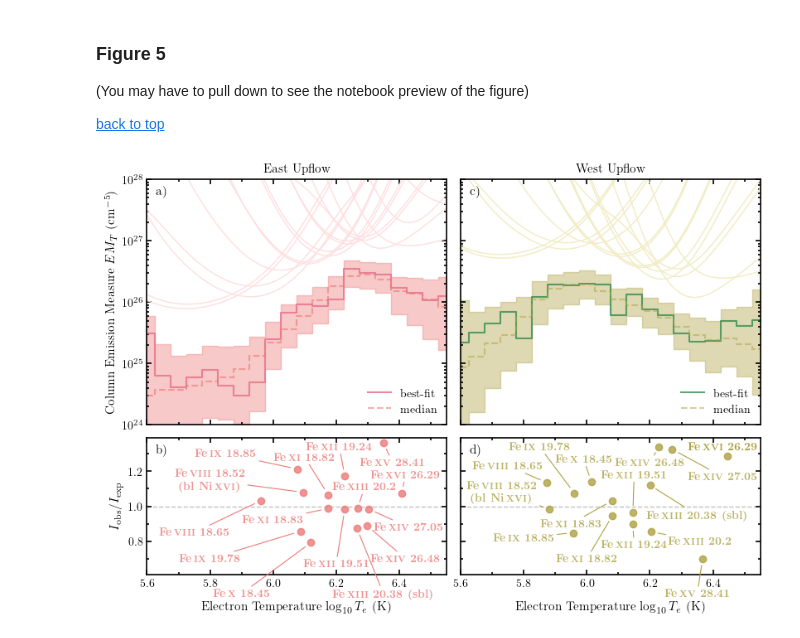
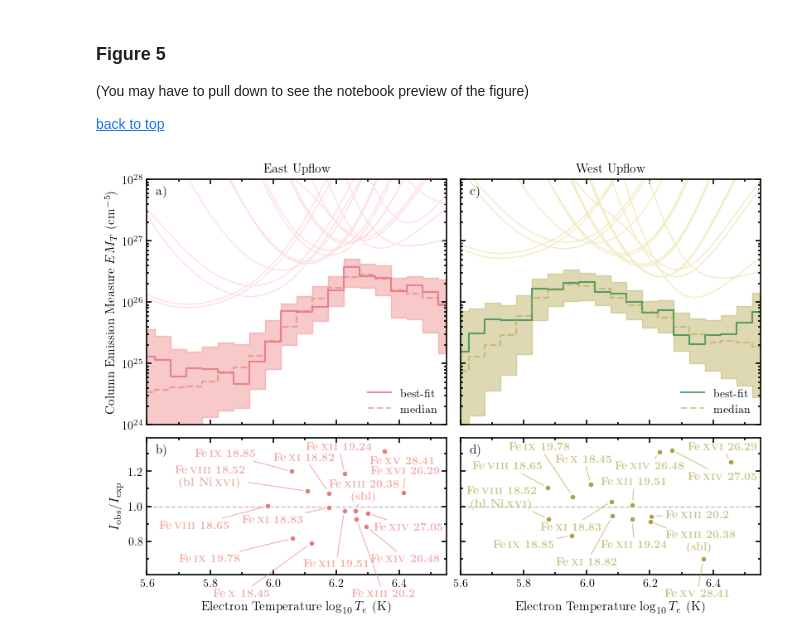
Before and after one commit to yjzhu-solar/EIS_DKIST_SolO, a Jupyter notebook: ipynb/ms_eis_eui_upflow/dem_compare.ipynb, the cells around one changed output. Drawn from its saved outputs; the diff is of its cells as text; code cells hidden in the pictures.

Commit message:
update dem plot

```diff
--- a/ipynb/ms_eis_eui_upflow/dem_compare.ipynb
+++ b/ipynb/ms_eis_eui_upflow/dem_compare.ipynb
@@ -21,10 +22,10 @@ ms_style_dict = {'text.usetex': True, 'font.family': 'serif', 'axes.linewidth':
                  r'\sisetup{detect-all=True}' r'\usepackage{fixltx2e}'}
 rcParams.update(ms_style_dict)
 # %%
-east_dem_sav = readsav("../../sav/CHIANTI/dem_output/dem_mcmc/east_upflow_region_0_chianti_output_mcmc.save")
-east_dem_sav2 = readsav("../../sav/CHIANTI/dem_output/dem_mcmc/east_upflow_region_0_chianti_output_mcmc2.save")
-west_dem_sav = readsav("../../sav/CHIANTI/dem_output/dem_mcmc/west_upflow_region_0_chianti_output_mcmc.save")
-west_dem_sav2 = readsav("../../sav/CHIANTI/dem_output/dem_mcmc/west_upflow_region_0_chianti_output_mcmc2.save")
+east_dem_sav = readsav("../../sav/CHIANTI/dem_output/dem_mcmc_final/east_upflow_region_0_sr_removed_mcmc/east_upflow_region_0_chianti_output_mcmc.save")
+east_dem_sav2 = readsav("../../sav/CHIANTI/dem_output/dem_mcmc_final/east_upflow_region_0_sr_removed_mcmc/east_upflow_region_0_chianti_output_mcmc2.save")
+west_dem_sav = readsav("../../sav/CHIANTI/dem_output/dem_mcmc_final/west_upflow_region_0_sr_removed_mcmc/west_upflow_region_0_chianti_output_mcmc.save")
+west_dem_sav2 = readsav("../../sav/CHIANTI/dem_output/dem_mcmc_final/west_upflow_region_0_sr_removed_mcmc/west_upflow_region_0_chianti_output_mcmc2.save")
 # %%
 east_dem_sav2['obs_id']
 # %% [output]
@@ -136,7 +137,9 @@ for obs_int, ch_tot_contr in zip(east_dem_sav2['obs_int'], east_dem_sav2['ch_tot
 ax1.set_ylim(bottom=1e24, top=1e28)
 ax1.set_xlim(east_dem_sav['logt'][0], east_dem_sav['logt'][-1])
 
-ax3.scatter(np.log10(east_dem_sav2['t_eff']), east_dem_sav2['exp_int']/east_dem_sav2['obs_int'], color="#EB7A77", alpha=0.8)
+ax3.scatter(np.log10(east_dem_sav2['t_eff']), east_dem_sav2['exp_int']/east_dem_sav2['obs_int'], facecolor="#EB7A77", alpha=1,
+            s=25, edgecolor='white', lw=1, zorder=5)
+
 ax3.set_ylim(1 - 0.39, 1 + 0.39)
 
 ax3.axhline(1, color='grey', ls='--', lw=1, alpha=0.5, zorder=0)
@@ -146,7 +149,7 @@ for t_eff, obs_int, exp_int, obs_id, text_xy in zip(east_dem_sav2['t_eff'], east
     ax3.annotate(obs_id, (np.log10(t_eff), exp_int/obs_int), xytext=text_xy,
                  fontsize=10, ha='center', va='center', color="#EB7A77",
                  arrowprops=dict(edgecolor="#EB7A77",arrowstyle="-",lw=0.8,
-                                 shrinkA=0, shrinkB=6), alpha=0.8,
+                                 shrinkA=0, shrinkB=4, alpha=0.6), alpha=0.6,
                  bbox=dict(pad=2, edgecolor='none', facecolor='none'), zorder=3)
 
 ax3.yaxis.set_minor_locator(plt.MultipleLocator(0.1))
@@ -170,7 +173,8 @@ for obs_int, ch_tot_contr in zip(west_dem_sav2['obs_int'], west_dem_sav2['ch_tot
 ax2.set_ylim(bottom=1e24, top=1e28)
 ax2.tick_params(which='both', labelleft=False)
 
-ax4.scatter(np.log10(west_dem_sav2['t_eff']), west_dem_sav2['obs_int']/west_dem_sav2['exp_int'], color='#ADA142', alpha=0.8)
+ax4.scatter(np.log10(west_dem_sav2['t_eff']), west_dem_sav2['obs_int']/west_dem_sav2['exp_int'], color='#ADA142', alpha=1,
+            s=25, edgecolor='white', lw=1, zorder=5)
 ax4.set_ylim(1-0.39, 1+0.39)
 ax4.tick_params(which='both', labelleft=False)
 
@@ -178,40 +182,37 @@ ax4.axhline(1, color='grey', ls='--', lw=1, alpha=0.5, zorder=0)
 
 for t_eff, obs_int, exp_int, obs_id, text_xy in zip(west_dem_sav2['t_eff'], west_dem_sav2['obs_int'],
                                         west_dem_sav2['exp_int'], east_obs_id, west_id_text_xy):
-    if obs_id == r"\textbf{Fe\,\textsc{xvi} 26.29}":
-        ax4.annotate(obs_id, (np.log10(t_eff), obs_int/exp_int), xytext=text_xy,
-                 fontsize=10, ha='center', va='center', color="#ADA142", zorder=3)
-    else:
-        ax4.annotate(obs_id, (np.log10(t_eff), obs_int/exp_int), xytext=text_xy,
-                 fontsize=10, ha='center', va='center', color="#ADA142",
-                 arrowprops=dict(edgecolor="#ADA142",arrowstyle="-",lw=0.8,
-                                 shrinkA=0, shrinkB=6), alpha=0.8,
-                 bbox=dict(pad=2, edgecolor='none', facecolor='none'), zorder=3)
+
+    ax4.annotate(obs_id, (np.log10(t_eff), obs_int/exp_int), xytext=text_xy,
+                fontsize=10, ha='center', va='center', color="#ADA142",
+                arrowprops=dict(edgecolor="#ADA142",arrowstyle="-",lw=0.8,
+                                shrinkA=0, shrinkB=4, alpha=0.6), alpha=0.6,
+                bbox=dict(pad=2, edgecolor='none', facecolor='none'), zorder=3)
 
 ax4.yaxis.set_minor_locator(plt.MultipleLocator(0.1))
 
 for ax_ in (ax1,ax2):
     ax_.set_yscale('log')
 
 for ax_ in (ax1,ax2,ax3,ax4):
     ax_.tick_params(which='both', left=True, right=True, bottom=True, top=True)
     ax_.xaxis.set_minor_locator(plt.MultipleLocator(0.1))
 
 ax1.set_ylabel(r"Column Emission Measure $EM_T$ (cm$^{-5}$)", fontsize=11)
 ax3.set_ylabel(r"$I_{\rm obs}/I_{\rm exp}$", fontsize=11)
 ax1.set_title("East Upflow", fontsize=11)
 ax2.set_title("West Upflow", fontsize=11)
 ax3.set_xlabel(r"Electron Temperature $\log_{10} T_e$ (K)", fontsize=11, labelpad=10)
 ax4.set_xlabel(r"Electron Temperature $\log_{10} T_e$ (K)", fontsize=11, labelpad=10)
 
 ax1.legend(loc='lower right', fontsize=10, frameon=False)
 ax2.legend(loc='lower right', fontsize=10, frameon=False)
 ax1.text(0.03, 0.975, r"a)", transform=ax1.transAxes, fontsize=11, ha='left', va='top')
 ax3.text(0.03, 0.96, r"b)", transform=ax3.transAxes, fontsize=11, ha='left', va='top')
 ax2.text(0.03, 0.975, r"c)", transform=ax2.transAxes, fontsize=11, ha='left', va='top')
 ax4.text(0.03, 0.96, r"d)", transform=ax4.transAxes, fontsize=11, ha='left', va='top')
 
 fig.savefig("../../figs/ms_eis_eui_upflow/eis_dem.pdf", bbox_inches='tight', dpi=300)
 fig.savefig("../../figs/ms_eis_eui_upflow_png/eis_dem.png", bbox_inches='tight', dpi=300)
 # %% [output]
-[figure, old version]
+[figure, new version]
```
Also changed, not shown: parts of 10 cells of this notebook, 4 other files.
